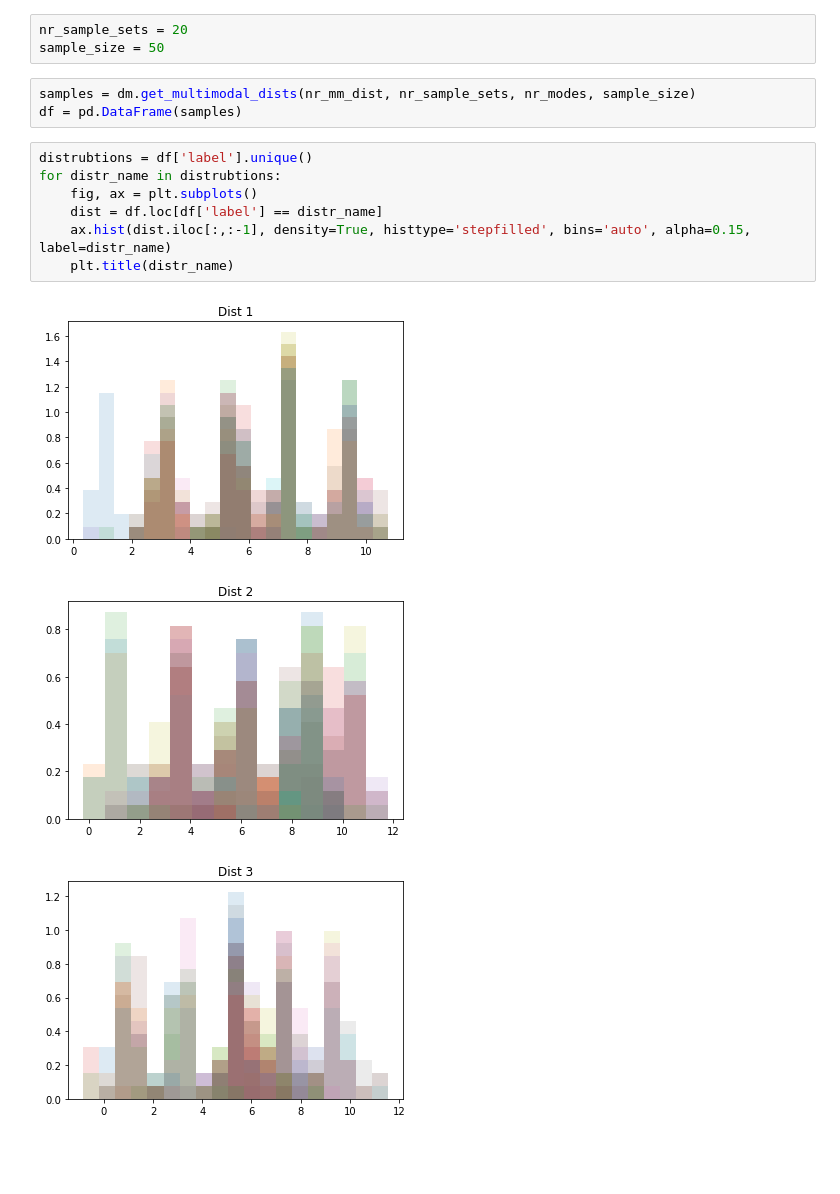
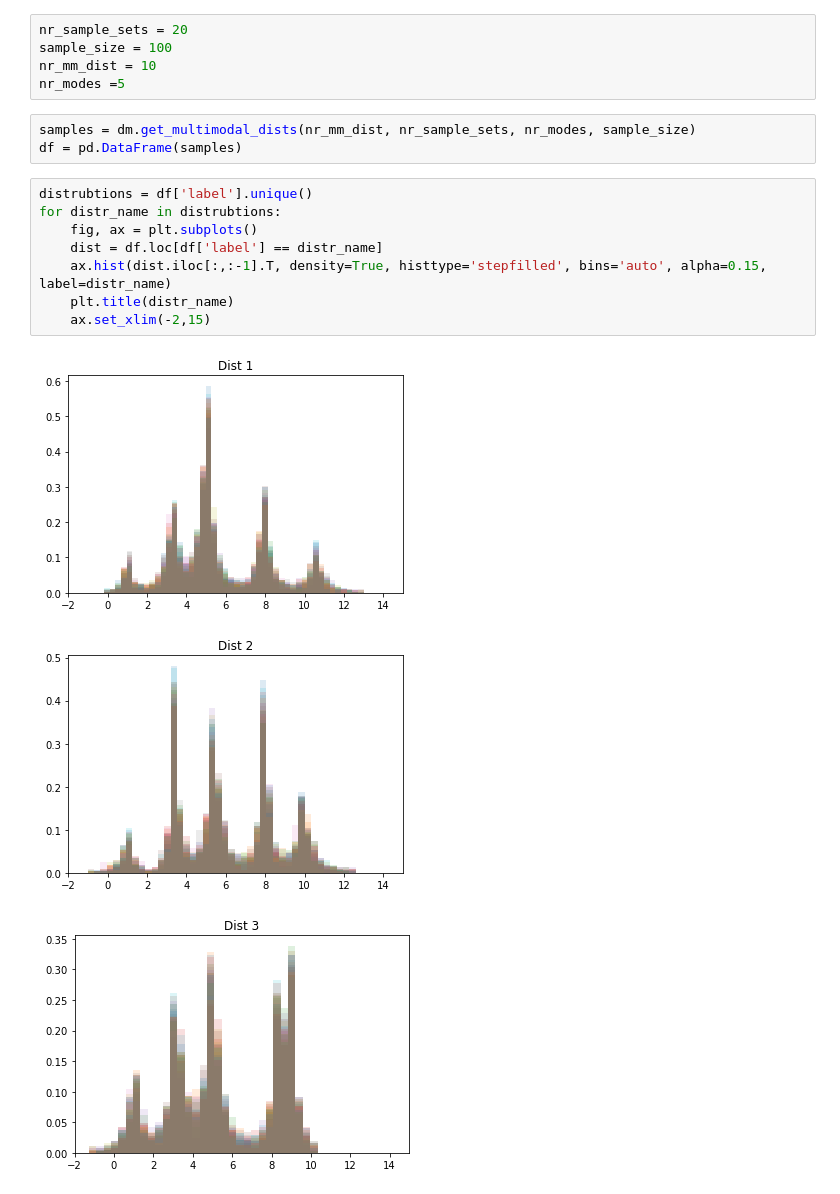
Before and after one commit to sheilafarrahi/thesis, a Jupyter notebook: multimodal_distributions.ipynb, the cells around one changed output. Drawn from its saved outputs; the diff is of its cells as text; blank space fills up the shorter version.

```diff
--- a/multimodal_distributions.ipynb
+++ b/multimodal_distributions.ipynb
@@ -19,18 +19,21 @@ importlib.reload(d)
 <module 'distance_modules' from 'C:\\Users\\shfar\\Desktop\\SU\\Thesis\\thesis\\distance_modules.py'>
 # %%
 nr_sample_sets = 20
-sample_size = 50
+sample_size = 100
+nr_mm_dist = 10
+nr_modes =5
 # %%
 samples = dm.get_multimodal_dists(nr_mm_dist, nr_sample_sets, nr_modes, sample_size)
 df = pd.DataFrame(samples)
 # %%
 distrubtions = df['label'].unique()
 for distr_name in distrubtions:
     fig, ax = plt.subplots()
     dist = df.loc[df['label'] == distr_name]
-    ax.hist(dist.iloc[:,:-1], density=True, histtype='stepfilled', bins='auto', alpha=0.15, label=distr_name)
+    ax.hist(dist.iloc[:,:-1].T, density=True, histtype='stepfilled', bins='auto', alpha=0.15, label=distr_name)
     plt.title(distr_name)
+    ax.set_xlim(-2,15)
 # %% [output]
-[figure, old version]
+[figure, new version]
-[figure, old version]
+[figure, new version]
-[figure, old version]
+[figure, new version]
```
Also changed, not shown: parts of 3 cells of this notebook, 14 other files.
